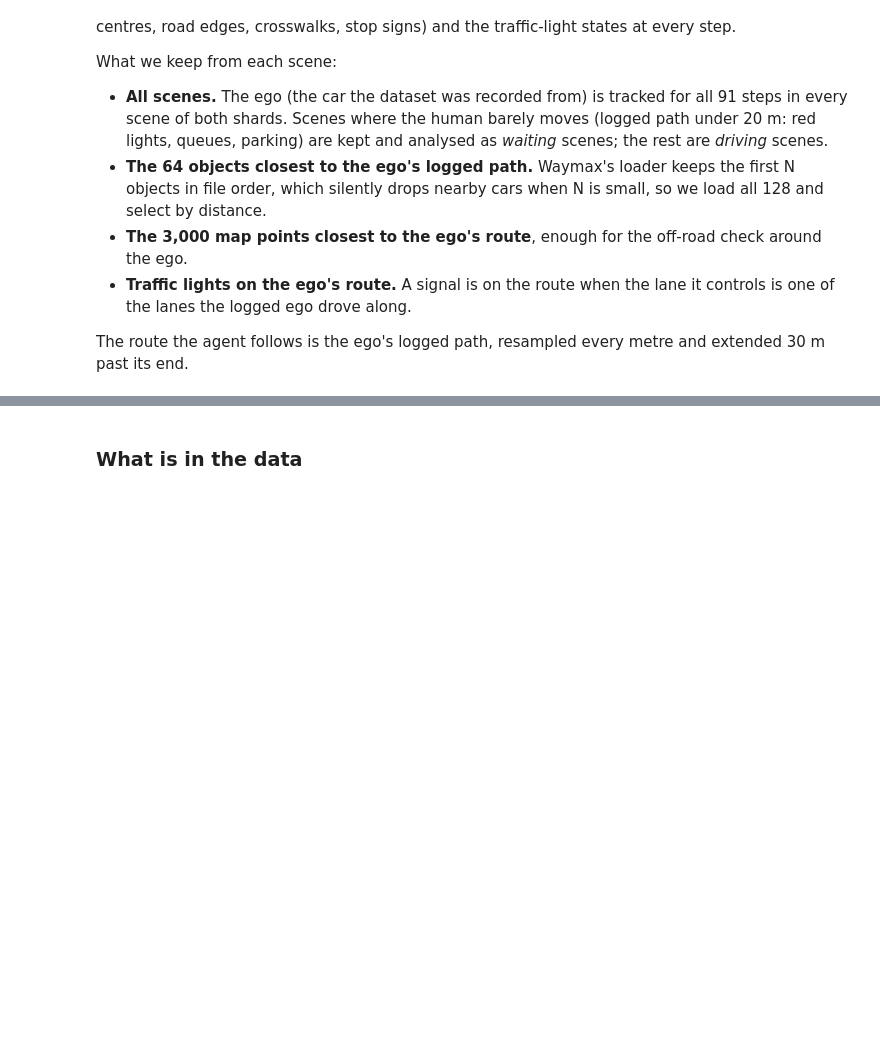
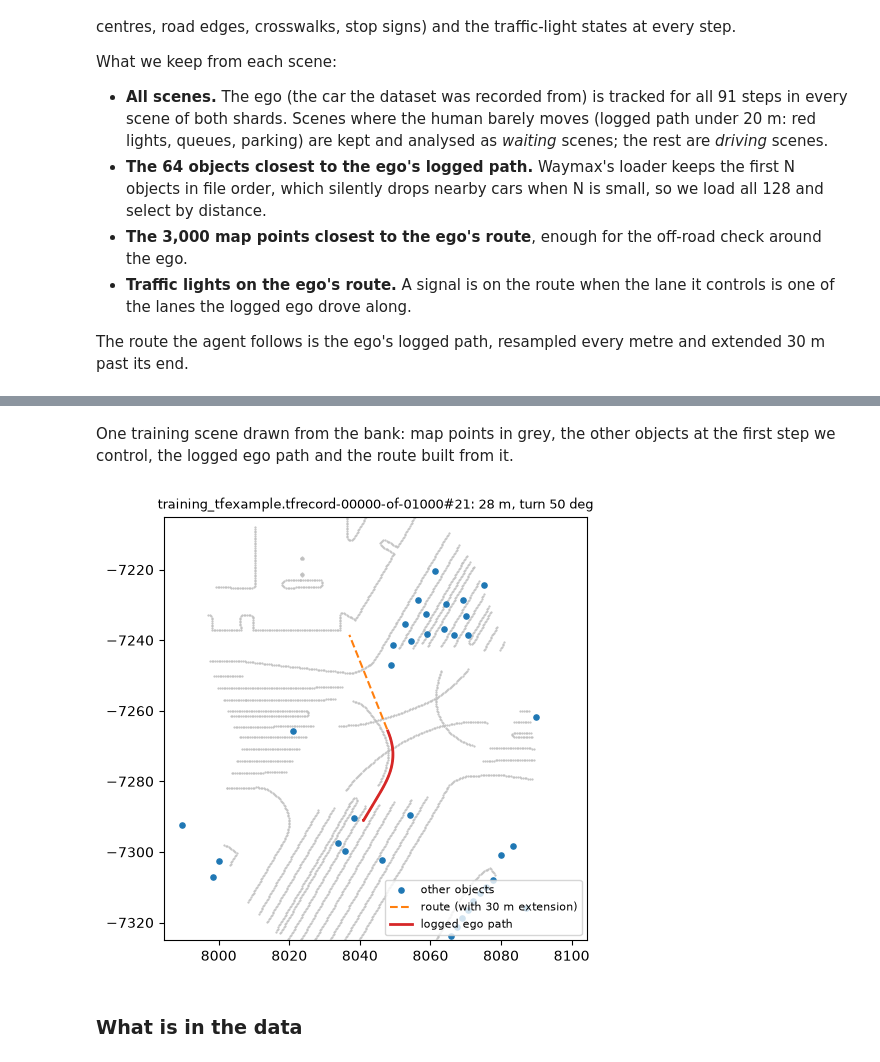
Before and after one commit to arvindermundraa/csce642-waymax-ppo, a Jupyter notebook: csce642_waymax_ppo.ipynb, the cells around one changed output, grey strips where cells are left out. Cells and saved outputs as stored; diff of their text form; code cells hidden in the pictures; blank space fills up the shorter version.

Commit message:
Split notebook into smaller steps and move findings next to results

```diff
--- a/csce642_waymax_ppo.ipynb
+++ b/csce642_waymax_ppo.ipynb
@@ -378,0 +402,7 @@ scenes shared between the two banks: 0
+# %%
+one_scene = jtu.tree_map(lambda a: a[0], train_bank["states"])
+for part in ("log_trajectory", "object_metadata", "roadgraph_points", "log_traffic_light"):
+    fields = dataclasses.fields(getattr(one_scene, part))
+    print(part)
+    for f in fields:
+        print(f"    {f.name:16s} {np.shape(getattr(getattr(one_scene, part), f.name))}")
@@ -379,3 +427,29 @@ scenes shared between the two banks: 0
+# %% [markdown]
+One training scene drawn from the bank: map points in grey, the other objects at the
+first step we control, the logged ego path and the route built from it.
+# %%
+tm = train_bank["meta"]
+turns = tm.index[(tm.kind == "driving") & (tm.turn_deg > 30)]
+k = int(turns[0]) if len(turns) else 0
+st, rt = train_bank["states"], train_bank["routes"]
+ego = int(np.argmax(st.object_metadata.is_sdc[k]))
+rg, lt = st.roadgraph_points, st.log_trajectory
+route = rt["route"][k][rt["route_valid"][k]]
+others = lt.valid[k, :, INIT_STEP] & (np.arange(lt.x.shape[1]) != ego)
+
+fig, ax = plt.subplots(figsize=(5.5, 5.5))
+ax.scatter(rg.x[k][rg.valid[k]], rg.y[k][rg.valid[k]], s=0.3, color="0.75")
+ax.scatter(lt.x[k, others, INIT_STEP], lt.y[k, others, INIT_STEP], s=14, color="C0", label="other objects")
+ax.plot(route[:, 0], route[:, 1], "--", color="C1", label="route (with 30 m extension)")
+ax.plot(lt.x[k, ego, INIT_STEP:], lt.y[k, ego, INIT_STEP:], color="C3", lw=2, label="logged ego path")
+ax.set_xlim(route[:, 0].mean() - 60, route[:, 0].mean() + 60)
+ax.set_ylim(route[:, 1].mean() - 60, route[:, 1].mean() + 60)
+ax.set_aspect("equal")
+ax.set_title(f"{tm.scenario[k]}: {tm.log_len[k]:.0f} m, turn {tm.turn_deg[k]:.0f} deg", fontsize=9)
+ax.legend(fontsize=8)
+plt.show()
+# %% [output]
+[figure, added]
 # %% [markdown]
 ### What is in the data
 # %%
```
Also changed, not shown: parts of 96 cells of this notebook.
